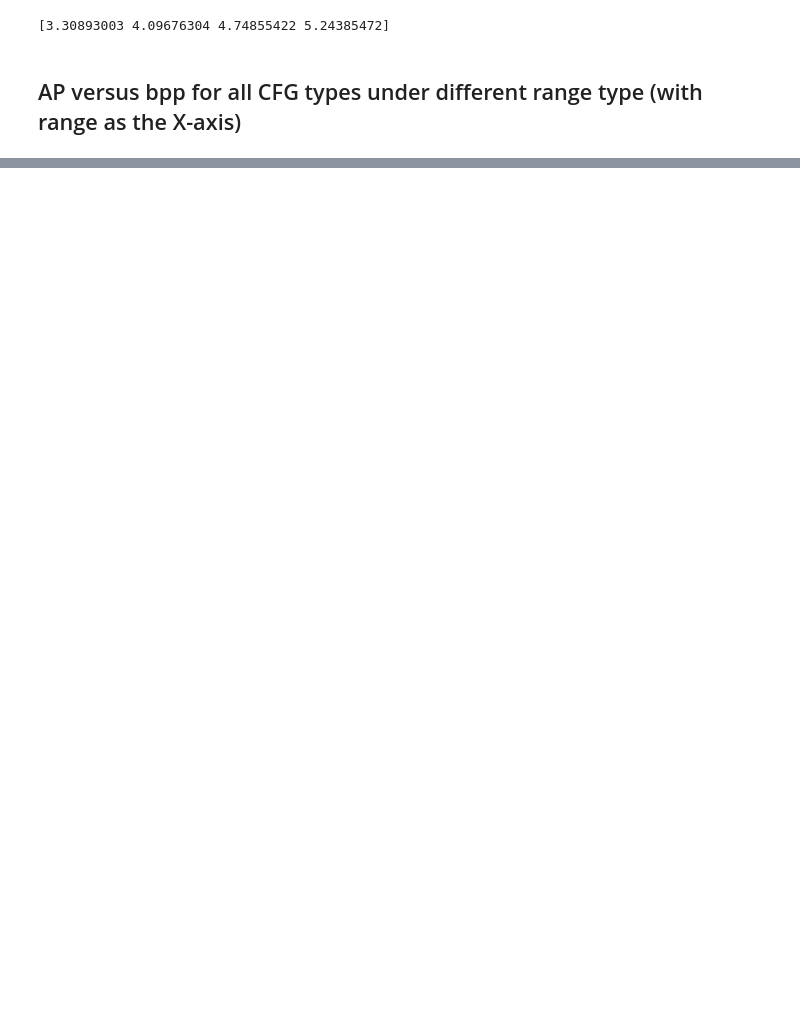
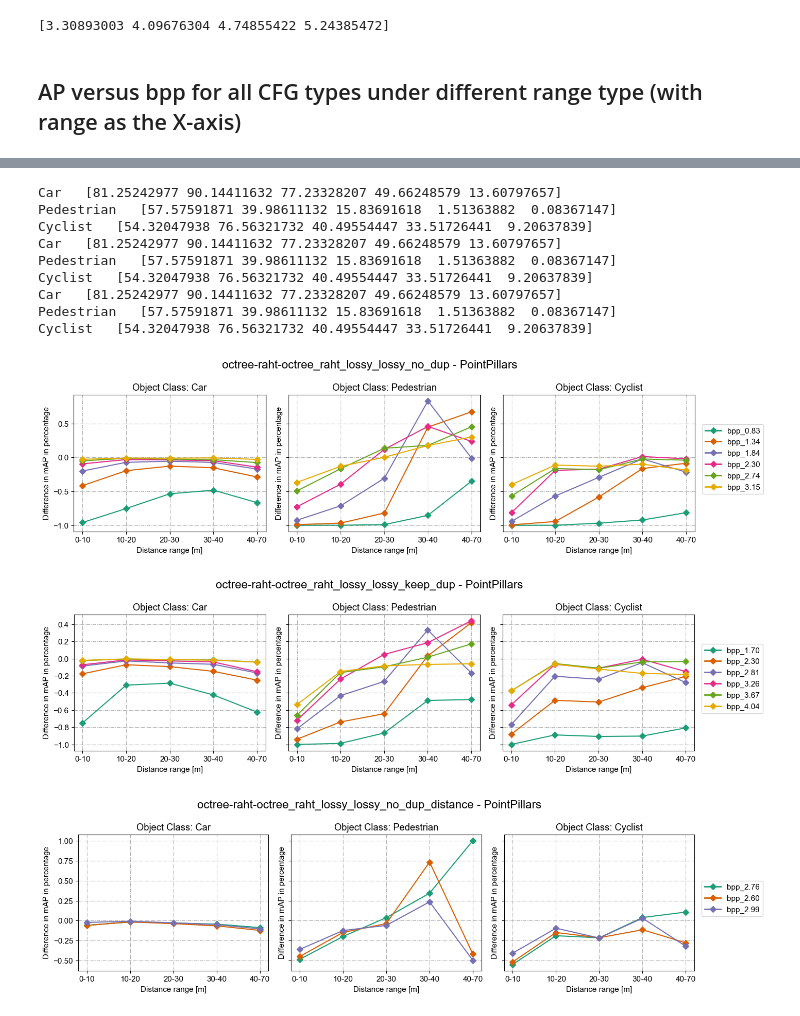
Before and after one commit to zppppppx/results_pcc, a Jupyter notebook: 0.004_step0.002/AP_vs_distance_analysis_db.ipynb, the cells around one changed output, grey strips where cells are left out. Saved outputs shown, nothing was run; the diff lists cells and outputs as text; code cells hidden in the pictures; blank space fills up the shorter version.

Commit message:
New figures

```diff
--- a/0.004_step0.002/AP_vs_distance_analysis_db.ipynb
+++ b/0.004_step0.002/AP_vs_distance_analysis_db.ipynb
@@ -590,0 +595,74 @@ for range_type in range_types:
+# %%
+import matplotlib.lines as mlines
+
+consistent_colormap = plt.cm.get_cmap('Dark2')
+
+BASE_CFG_list = ['octree-raht']
+edges_txt = ['0-10', '10-20','20-30','30-40','40-70']
+metric = 'mAP3d_R40'
+IoU_criteria = 0
+difficulty = 1
+AP_data_dir_root = '/home/user/PCcompression/Results/AP_files/'
+bitrate_root = '/home/user/PCcompression/Results/GPCC_files/output_kitti_training/'
+
+
+range_types = [0, 1, 2, 3, 4]
+
+for BASE_CFG in BASE_CFG_list:
+    for rate_list_ind, SUB_CFG in enumerate(SUB_CFG_dict[BASE_CFG]):
+        # Plot the mAP for each object class
+        fig, axs = plt.subplots(1, 3, sharey=True, tight_layout=False)
+        fig.set_size_inches(13,4)
+        legend_elements = []
+
+        rate_list = rate_list_dict[BASE_CFG][rate_list_ind] # the rate list for the CFG
+
+        result_dir_root = AP_data_dir_root + BASE_CFG + '/' + SUB_CFG + '/'
+        bitrate_dir = bitrate_root + BASE_CFG + '/' + SUB_CFG + '/'
+
+        rets = eval_util.load_one_CFG_dir(BASE_CFG, SUB_CFG, AP_data_dir_root, rate_list, bitrate_dir)
+        metrics_cfg, CFG_full_name, rate_dict, rate_list = rets
+
+        for obj_class, obj_class_name in enumerate(class_list):
+            AP_raw_array = np.asarray([AP_all_ranges_raw[range_type][metric][obj_class, difficulty, IoU_criteria] for range_type in range_type_list])
+            for rate_ind, rate in enumerate(rate_list):
+                AP_all_rates = []
+                for range_type  in range_types:
+                    result_dir = result_dir_root +'r0'+str(rate) + '/range_' + str(range_type) + '/'
+                    metrics = eval_util.load_AP_single_setting(result_dir)
+                    AP_all_rates.append(metrics)
+
+
+                AP = np.asarray([AP_all_rates[i][metric][obj_class, difficulty, IoU_criteria] for i, _ in enumerate(range_types)])
+                axs[obj_class].plot(range_types, (AP-AP_raw_array)/AP_raw_array,'D-', color=consistent_colormap.colors[rate-1], label='bpp_{:.2f}'.format(rate_dict['total_bpp'][rate_ind]))# Missing x
+
+                if obj_class == 0:
+                    legend_elements.append(mlines.Line2D([0], [0], marker='D',
+                                                         c=consistent_colormap.colors[rate-1], lw=2, ls='-',
+                                                         label='bpp_{:.2f}'.format(rate_dict['total_bpp'][rate_ind])))
+
+            axs[obj_class].set_ylabel('Difference in mAP in percentage')
+            axs[obj_class].set_xlabel('Distance range [m]')
+            axs[obj_class].set_title('Object Class: '+obj_class_name)
+            axs[obj_class].grid(True, linestyle='-.')
+            axs[obj_class].set_xticks(range(0, len(edges)), edges_txt)
+                # axs[obj_class].plot(AP_raw_array,'--', color='blue', label='Raw data')# Missing x
+            # axs[obj_class].plot(AP_raw_array,'--', color='blue', label='Raw data')# Missing x
+            # axs[obj_class].legend(loc='upper right')
+            print(obj_class_name, ' ', AP_raw_array)
+
+        fig.suptitle(BASE_CFG + '-' + SUB_CFG + ' - PointPillars', fontsize=16)
+        fig.legend(handles=legend_elements, bbox_to_anchor=(0.99, 0.5), loc='center left')
+# %% [output]
+Car   [81.25242977 90.14411632 77.23328207 49.66248579 13.60797657]
+Pedestrian   [57.57591871 39.98611132 15.83691618  1.51363882  0.08367147]
+Cyclist   [54.32047938 76.56321732 40.49554447 33.51726441  9.20637839]
+Car   [81.25242977 90.14411632 77.23328207 49.66248579 13.60797657]
+Pedestrian   [57.57591871 39.98611132 15.83691618  1.51363882  0.08367147]
+Cyclist   [54.32047938 76.56321732 40.49554447 33.51726441  9.20637839]
+Car   [81.25242977 90.14411632 77.23328207 49.66248579 13.60797657]
+Pedestrian   [57.57591871 39.98611132 15.83691618  1.51363882  0.08367147]
+Cyclist   [54.32047938 76.56321732 40.49554447 33.51726441  9.20637839]
+[figure, added]
+[figure, added]
+[figure, added]
```
Also changed, not shown: parts of 7 cells of this notebook, 3 other files.
